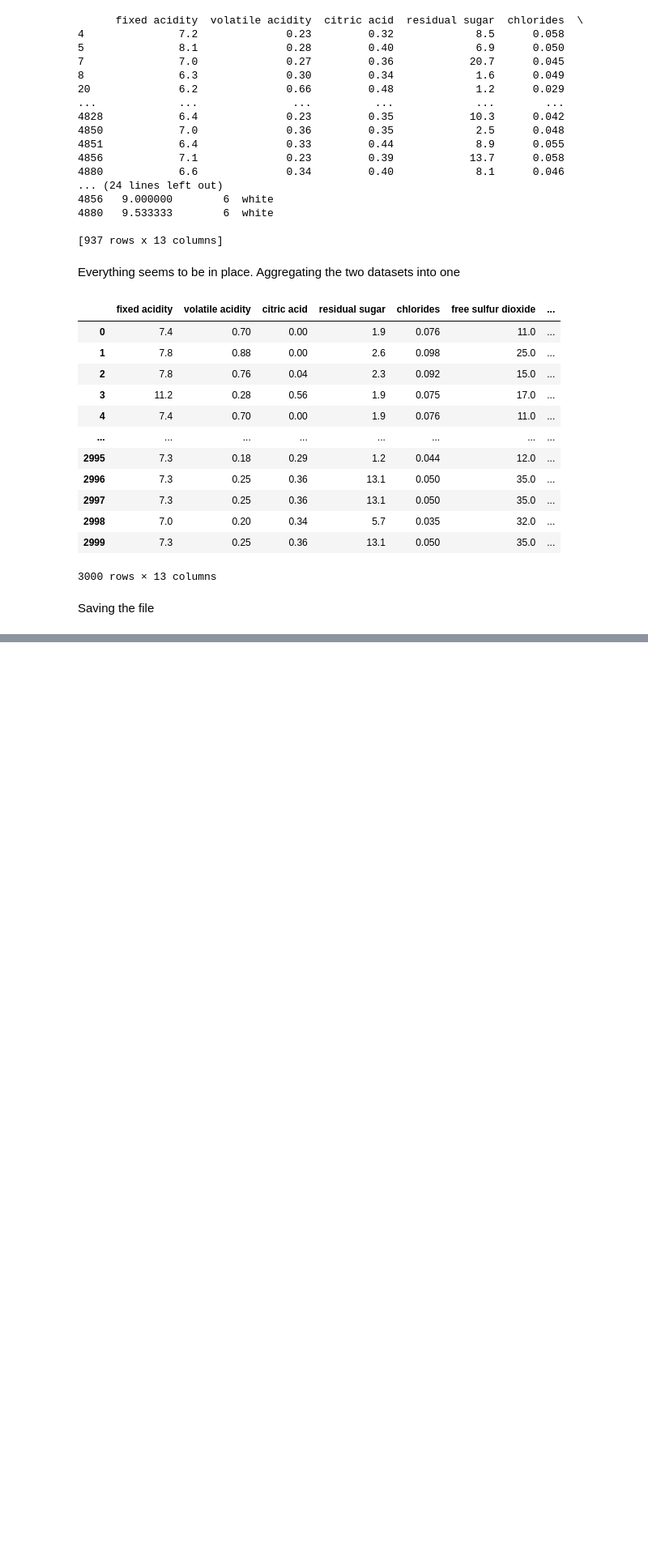
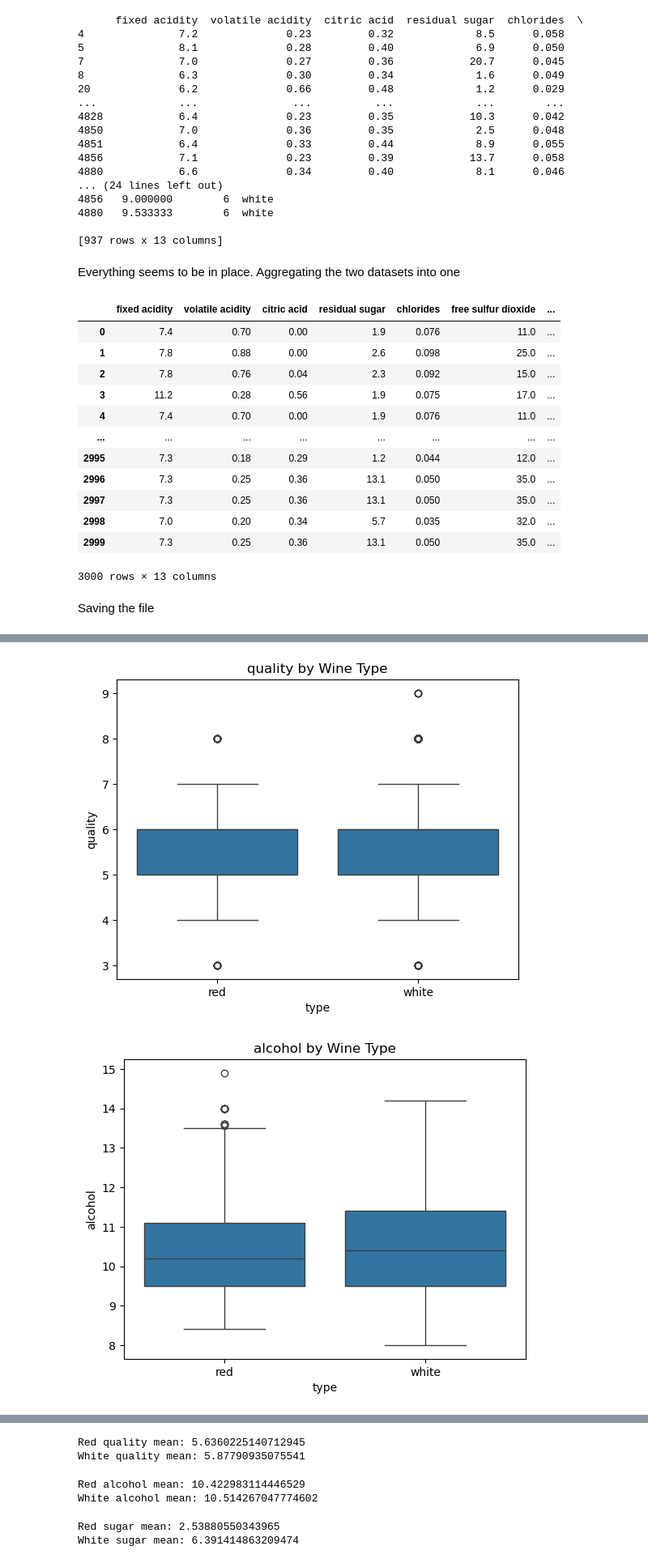
Before and after one commit to Freddo-404/BI-MP2-Wine_group11, a Jupyter notebook: Data.ipynb, the cells around one changed output, grey strips where cells are left out. Shown: that part at 81% size. Drawn from its saved outputs; the diff is of its cells as text; code cells hidden in the pictures; blank space fills up the shorter version.

```diff
--- a/Data.ipynb
+++ b/Data.ipynb
@@ -203,0 +263,9 @@ wines=df.to_excel("Data/wines.xlsx", index=False)
+# %%
+features = ['quality', 'alcohol', 'residual sugar']
+for feature in features:
+    sns.boxplot(x='type', y=feature, data=wines)
+    plt.title(f"{feature} by Wine Type")
+    plt.show()
+# %% [output]
+[figure, added]
+[figure, added]
@@ -203,0 +273,18 @@ wines=df.to_excel("Data/wines.xlsx", index=False)
+# %%
+print("Red quality mean:", red_wine["quality"].mean())
+print("White quality mean:", white_wine["quality"].mean())
+# %% [output]
+Red quality mean: 5.6360225140712945
+White quality mean: 5.87790935075541
+# %%
+print("Red alcohol mean:", red_wine["alcohol"].mean())
+print("White alcohol mean:", white_wine["alcohol"].mean())
+# %% [output]
+Red alcohol mean: 10.422983114446529
+White alcohol mean: 10.514267047774602
+# %%
+print("Red sugar mean:", red_wine["residual sugar"].mean())
+print("White sugar mean:", white_wine["residual sugar"].mean())
+# %% [output]
+Red sugar mean: 2.53880550343965
+White sugar mean: 6.391414863209474
```
Also changed, not shown: parts of 9 cells of this notebook, 5 other files.
